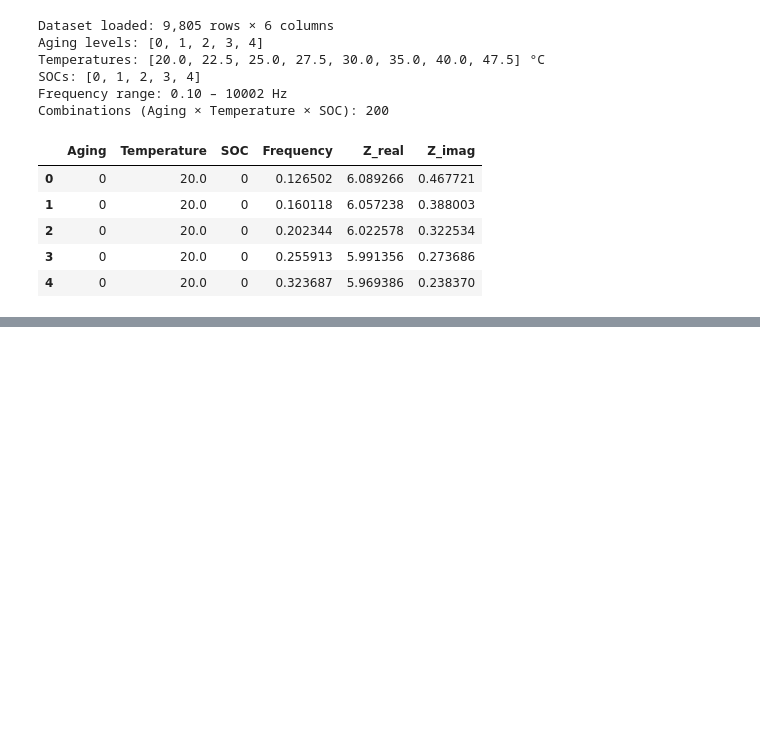
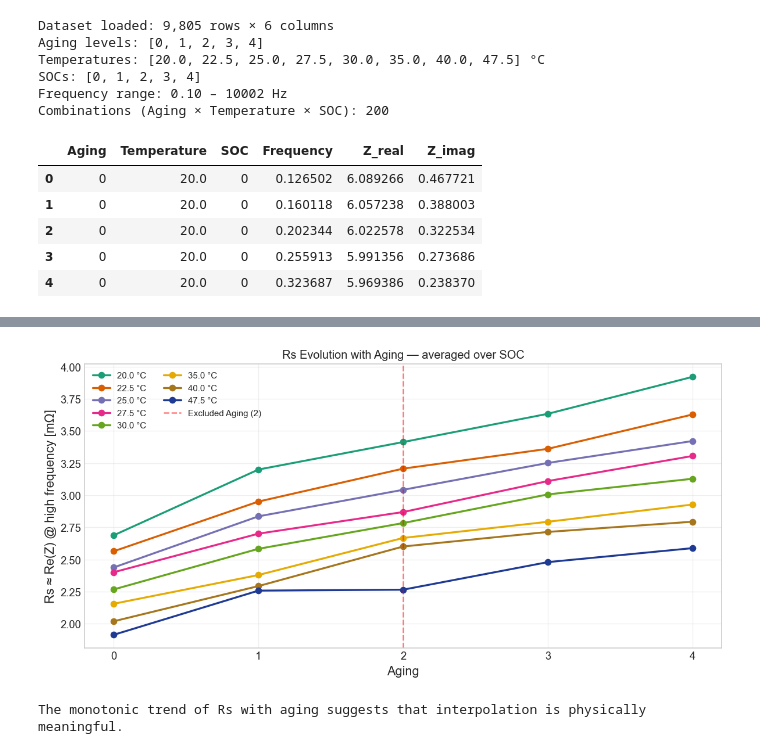
Before and after one commit to marcosoldani/ml_LiBs_project, a Jupyter notebook: notebooks/3_Aging_Interpolation.ipynb, the cells around one changed output, grey strips where cells are left out. Saved outputs shown, nothing was run; the diff lists cells and outputs as text; code cells hidden in the pictures; blank space fills up the shorter version.

```diff
--- a/notebooks/3_Aging_Interpolation.ipynb
+++ b/notebooks/3_Aging_Interpolation.ipynb
@@ -167,0 +233,52 @@ Combinations (Aging × Temperature × SOC): 200
+# %%
+# --- Rs DRIFT (HIGH-FREQUENCY RESISTANCE) WITH AGING ---
+
+# We extract the highest-frequency point as a proxy for Rs
+
+rs_proxy = (
+    df.sort_values("Frequency", ascending=False)
+      .groupby(["Aging", "Temperature", "SOC"])
+      .first()
+      .reset_index()
+)
+
+fig, ax = plt.subplots(figsize=(10, 5))
+
+for temp in TEMPS_SORTED:
+    subset = rs_proxy[rs_proxy["Temperature"] == temp]
+    series = subset.groupby("Aging")["Z_real"].mean()
+
+    ax.plot(
+        series.index,
+        series.values,
+        marker="o",
+        lw=2,
+        color=TEMP_COLORS[temp],
+        label=f"{temp} °C",
+    )
+
+ax.axvline(
+    AGING_TO_EXCLUDE,
+    color="red",
+    ls="--",
+    alpha=0.5,
+    label=f"Excluded Aging ({AGING_TO_EXCLUDE})",
+)
+
+ax.set_xlabel("Aging")
+ax.set_ylabel("Rs ≈ Re(Z) @ high frequency [mΩ]")
+ax.set_title("Rs Evolution with Aging — averaged over SOC")
+
+ax.set_xticks(AGINGS)
+ax.legend(ncol=2, fontsize=9, loc="upper left")
+ax.grid(True, alpha=0.3)
+
+plt.tight_layout()
+plt.show()
+
+print(
+    "The monotonic trend of Rs with aging suggests that interpolation is physically meaningful."
+)
+# %% [output]
+[figure, added]
+The monotonic trend of Rs with aging suggests that interpolation is physically meaningful.
```
Also changed, not shown: parts of 2 cells of this notebook.
